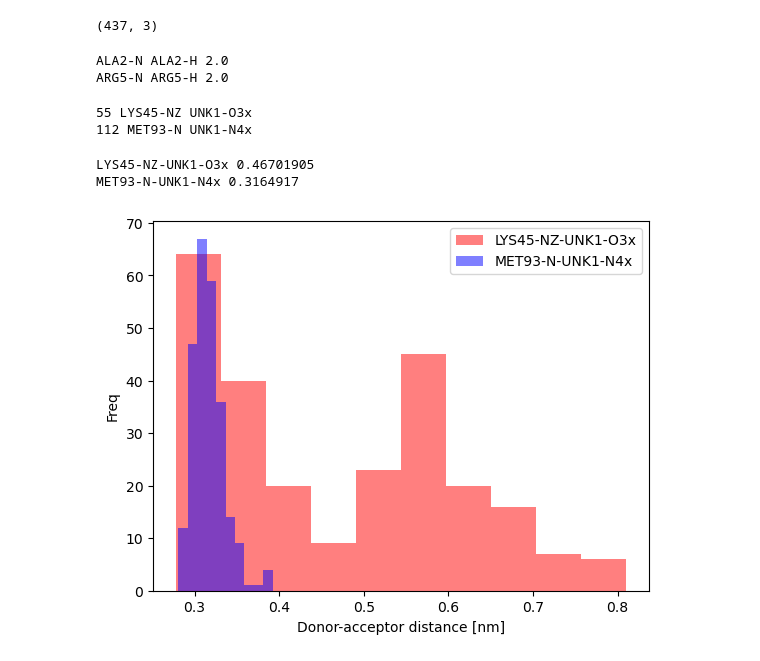
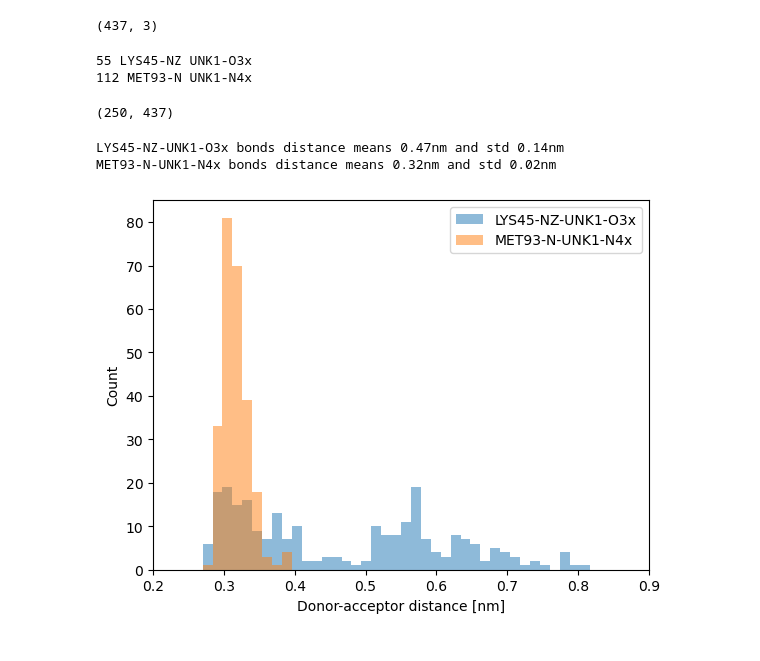
Before and after one commit to NeuroAI-PNU/openmm-tutorial, a Jupyter notebook: User guide cookbook/20_4 Hbond analysis with mdtraj.ipynb, the cells around one changed output. Saved outputs shown, nothing was run; the diff lists cells and outputs as text; code cells hidden in the pictures.

Commit message:
h bond analysis
bond count within frames done.

```diff
--- a/User guide cookbook/20_4 Hbond analysis with mdtraj.ipynb
+++ b/User guide cookbook/20_4 Hbond analysis with mdtraj.ipynb
@@ -13,3 +14,6 @@ t = md.load_xtc(str(result_dir / "3POZ_03P_3rd_trajectory.xtc"), top=top.top)
 print(t)
 # %% [output]
 <mdtraj.Trajectory with 250 frames, 52862 atoms, 16273 residues, and unitcells>
+# %%
+protein = t.topology.select("protein")
+ligand = t.topology.select("resname UNK")
@@ -18,19 +26,12 @@ hbonds = md.baker_hubbard(t, periodic=False)
 hbonds.shape
 # %% [output]
 (437, 3)
-# %%
-print(t.topology.atom(hbonds[0,0]), t.topology.atom(hbonds[0,1]), t.time[0])
-print(t.topology.atom(hbonds[1,0]), t.topology.atom(hbonds[1,1]), t.time[0])
-# %% [output]
-ALA2-N ALA2-H 2.0
-ARG5-N ARG5-H 2.0
 # %%
 labels = dict()
 for i, hbond in enumerate(hbonds):
-    resname = t.topology.atom(hbond[0]).residue.name
-    resname2 = t.topology.atom(hbond[2]).residue.name
-    if resname == "UNK" or resname2 == "UNK":
-        if not (resname == "UNK" and resname2 == "UNK"):
+    if (((hbond[0] in protein) and (hbond[2] in ligand)) or # ligand is acceptor
+        ((hbond[0] in ligand) and (hbond[2] in protein))): # ligand is donor
+        if not (hbond[0] in ligand and hbond[2] in ligand): # don't count ligand-ligand hbonds
             print(i, t.topology.atom(hbond[0]), t.topology.atom(hbond[2]))
             labels[str(i)] = f"{t.topology.atom(hbond[0])}-{t.topology.atom(hbond[2])}"
 # %% [output]
@@ -38,15 +39,21 @@ for i, hbond in enumerate(hbonds):
 112 MET93-N UNK1-N4x
 # %%
 da_distances = md.compute_distances(t, hbonds[:, [0, 2]], periodic=False)
+# %%
+da_distances.shape
+# %% [output]
+(250, 437)
 # %%
-color = itertools.cycle(["r", "b"])
+#color = itertools.cycle(["r", "b"])
 for i in [55, 112]:
-    plt.hist(da_distances[:, i], color=next(color), label=labels[str(i)], alpha=0.5)
-    print(labels[str(i)], da_distances[:, i].mean())
+    plt.hist(da_distances[:, i], label=labels[str(i)], alpha=0.5, range=(0.2, 0.9), bins=50)
+    print(f"{labels[str(i)]:s} bonds distance means {da_distances[:, i].mean():.2f}nm"
+           f" and std {da_distances[:, i].std():.2f}nm")
 plt.legend()
-plt.ylabel("Freq")
-plt.xlabel("Donor-acceptor distance [nm]");
+plt.ylabel("Count")
+plt.xlim(0.2, 0.9)
+plt.xlabel("Donor-acceptor distance [nm]"); # hydrogen bond distance between heavy atom is typically < 0.30 nm
 # %% [output]
-LYS45-NZ-UNK1-O3x 0.46701905
-MET93-N-UNK1-N4x 0.3164917
+LYS45-NZ-UNK1-O3x bonds distance means 0.47nm and std 0.14nm
+MET93-N-UNK1-N4x bonds distance means 0.32nm and std 0.02nm
-[figure, old version]
+[figure, new version]
```
Also changed, not shown: parts of 10 cells of this notebook.
